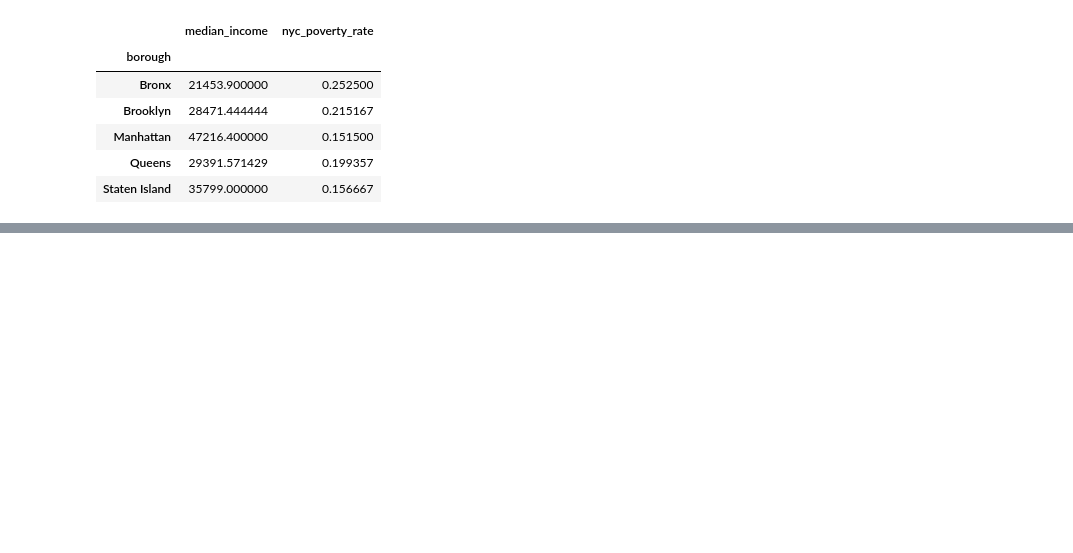
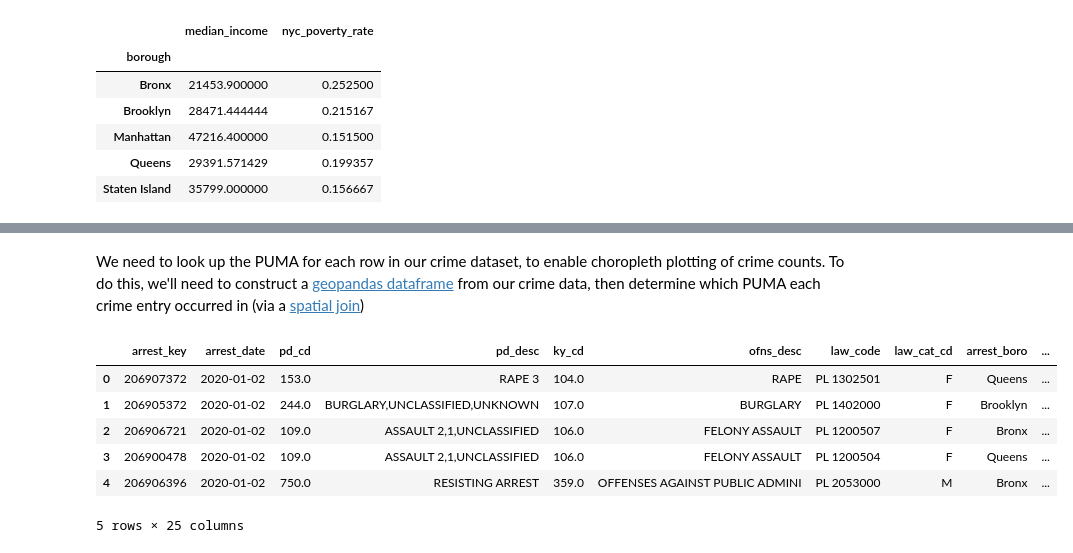
Before and after one commit to andrewbowen19/advancedProgrammingData602, a Jupyter notebook: src/project/final-project.ipynb, the cells around one changed output, grey strips where cells are left out. Drawn from its saved outputs; the diff is of its cells as text; code cells hidden in the pictures; blank space fills up the shorter version.

```diff
--- a/src/project/final-project.ipynb
+++ b/src/project/final-project.ipynb
@@ -175,0 +238,15 @@ There is crime data available for [NYC in this open dataset](https://data.cityof
+# %% [markdown]
+We need to look up the PUMA for each row in our crime dataset, to enable choropleth plotting of crime counts. To do this, we'll need to construct a [geopandas dataframe](https://geopandas.org/en/stable/gallery/create_geopandas_from_pandas.html) from our crime data, then determine which PUMA each crime entry occurred in (via a [spatial join](https://www.matecdev.com/posts/point-in-polygon.html#:~:text=for%20further%20analysis.-,How%20to%20check%20if%20a%20point%20is%20inside%20a%20polygon,a%20polygon%20contains%20a%20point.))
+# %%
+# Constructing a geopandas dataframe from our crime datae=
+crimes = geopandas.GeoDataFrame(crimes, geometry=geopandas.points_from_xy(crimes.longitude, crimes.latitude))
+
+crimes.head()
+# %% [output]
+|  | arrest_key | arrest_date | pd_cd | pd_desc | ky_cd | ofns_desc | law_code | law_cat_cd | arrest_boro | ... |
+| 0 | 206907372 | 2020-01-02 | 153.0 | RAPE 3 | 104.0 | RAPE | PL 1302501 | F | Queens | ... |
+| 1 | 206905372 | 2020-01-02 | 244.0 | BURGLARY,UNCLASSIFIED,UNKNOWN | 107.0 | BURGLARY | PL 1402000 | F | Brooklyn | ... |
+| 2 | 206906721 | 2020-01-02 | 109.0 | ASSAULT 2,1,UNCLASSIFIED | 106.0 | FELONY ASSAULT | PL 1200507 | F | Bronx | ... |
+| 3 | 206900478 | 2020-01-02 | 109.0 | ASSAULT 2,1,UNCLASSIFIED | 106.0 | FELONY ASSAULT | PL 1200504 | F | Queens | ... |
+| 4 | 206906396 | 2020-01-02 | 750.0 | RESISTING ARREST | 359.0 | OFFENSES AGAINST PUBLIC ADMINI | PL 2053000 | M | Bronx | ... |
+5 rows × 25 columns
```
Also changed, not shown: parts of 12 cells of this notebook.
